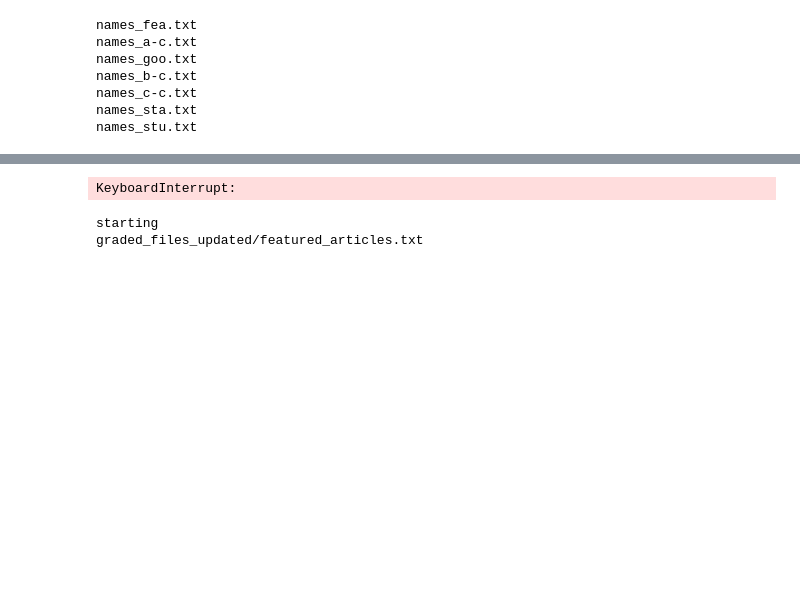
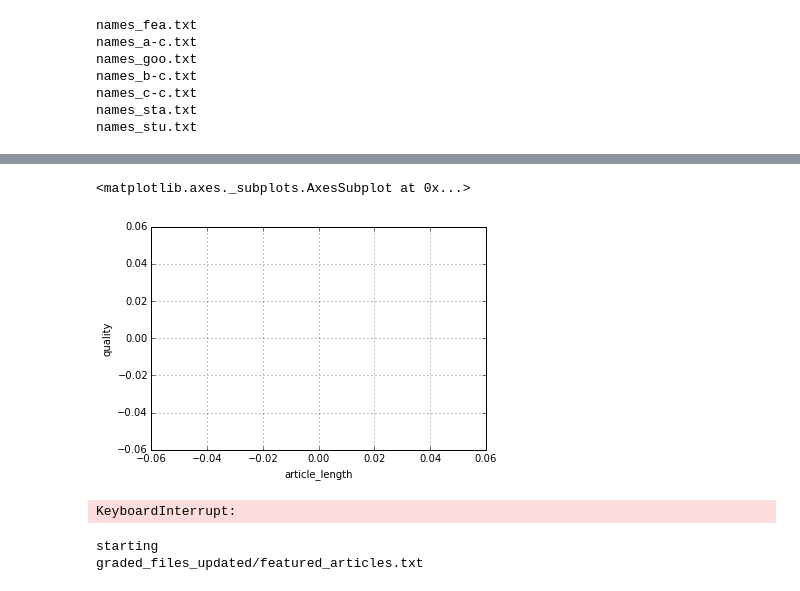
Before and after one commit to meganbarnes/knowlab, a Jupyter notebook: quality_classifier.ipynb, the cells around one changed output, grey strips where cells are left out. Cells and saved outputs as stored; diff of their text form; code cells hidden in the pictures; blank space fills up the shorter version.

```diff
--- a/quality_classifier.ipynb
+++ b/quality_classifier.ipynb
@@ -168,0 +202,5 @@ write_data(n, s, q, al, nw, ne, ni, i, nr, nh)
+# %%
+df = load_stats("classifier_stats.txt")
+df2 = pd.DataFrame()
+df2 = df2.from_csv('classifier_stats.txt', sep=',')
+df2 = df2[df2['article_length'] > 0]
@@ -169,3 +249,8 @@ write_data(n, s, q, al, nw, ne, ni, i, nr, nh)
+# %%
+df2.plot(x='article_length', y= 'quality', kind='scatter')
+# %% [output]
+<matplotlib.axes._subplots.AxesSubplot at 0x...>
+[figure, added]
 # %%
 def completeness(soup):
     paragraphs = soup.find(id='bodyContent').find_all('p')
```
Also changed, not shown: parts of 10 cells of this notebook.
